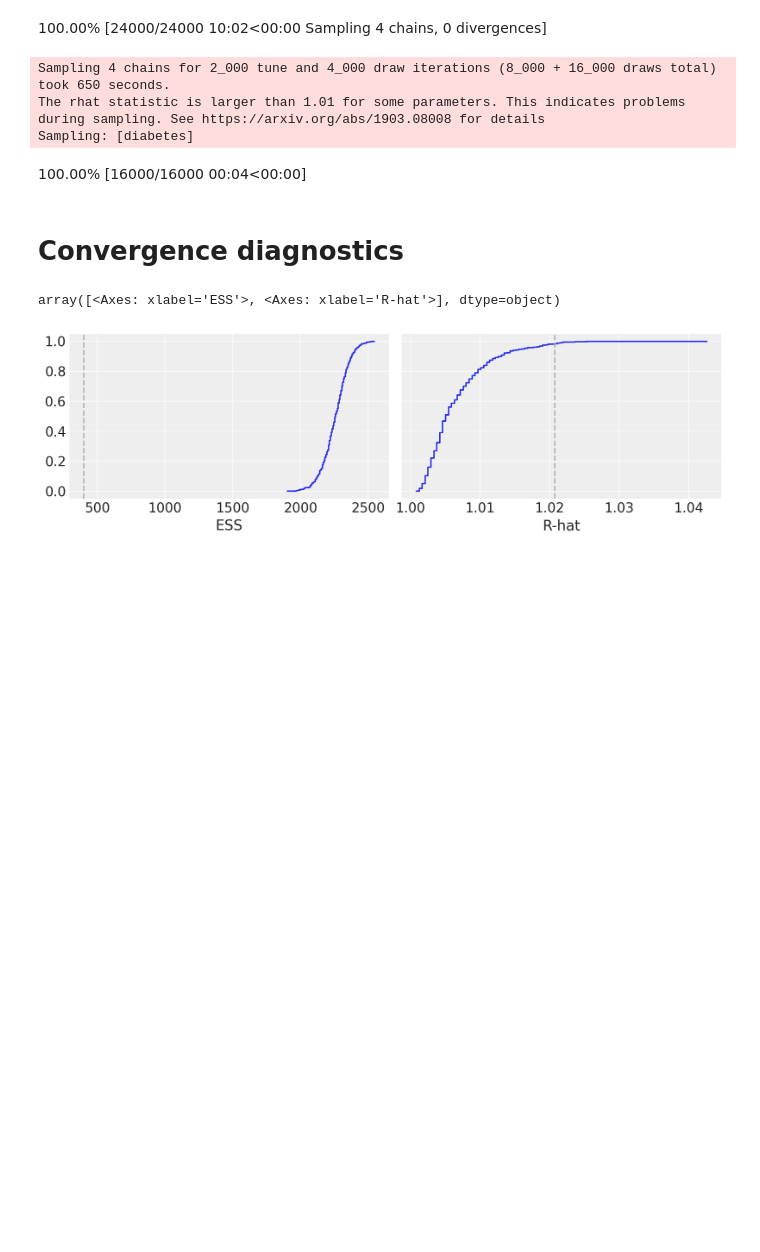
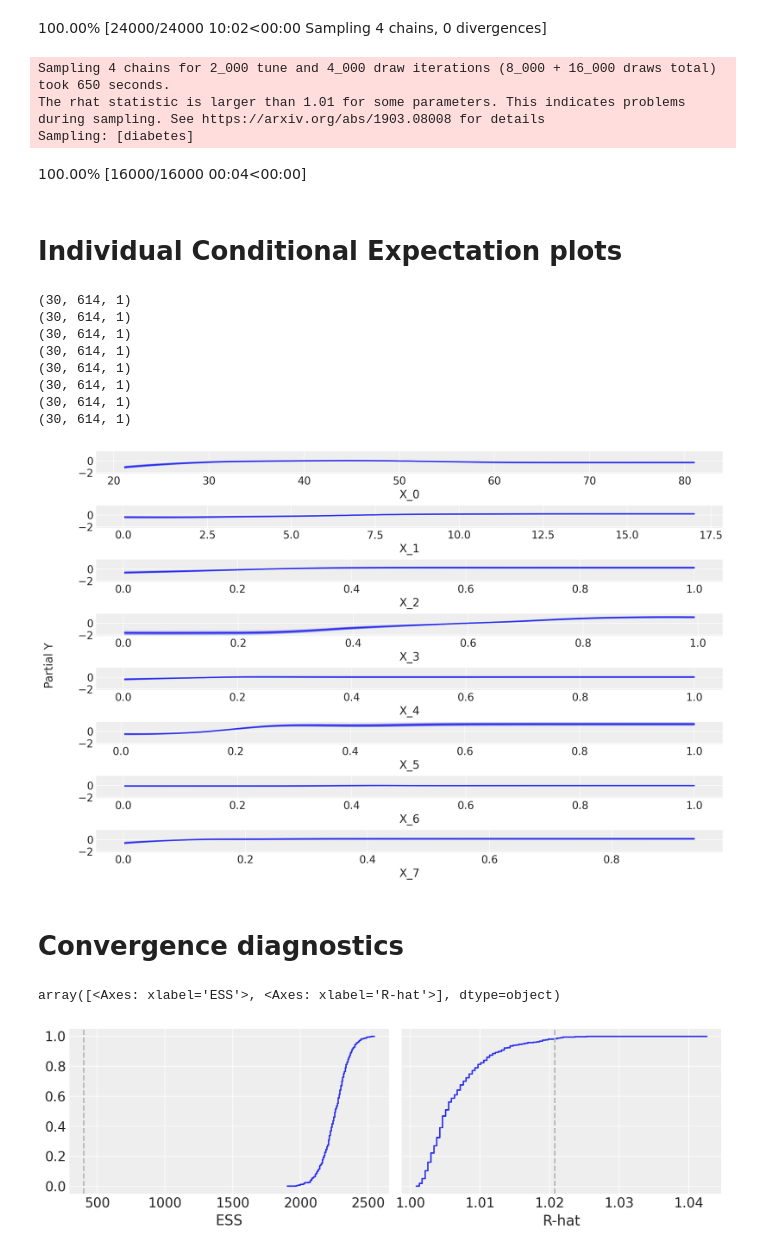
Before and after one commit to s7d1/bayesian-additive-regression-trees, a Jupyter notebook: STA365_course_project.ipynb, the cells around one changed output. Cells and saved outputs as stored; diff of their text form; code cells hidden in the pictures; blank space fills up the shorter version.

Commit message:
Add ICE plots
Individual Conditional Expectation

```diff
--- a/STA365_course_project.ipynb
+++ b/STA365_course_project.ipynb
@@ -456,6 +456,21 @@ Sampling 4 chains for 2_000 tune and 4_000 draw iterations (8_000 + 16_000 draws
 The rhat statistic is larger than 1.01 for some parameters. This indicates problems during sampling. See https://arxiv.org/abs/1903.08008 for details
 Sampling: [diabetes]
 100.00% [16000/16000 00:04<00:00]
+# %% [markdown]
+# Individual Conditional Expectation plots
+# %%
+with diabetes_model:
+    pmb.plot_ice(μ, X=X_train, Y=Y_train, var_discrete=[1], figsize=(12, 8))
+# %% [output]
+(30, 614, 1)
+(30, 614, 1)
+(30, 614, 1)
+(30, 614, 1)
+(30, 614, 1)
+(30, 614, 1)
+(30, 614, 1)
+(30, 614, 1)
+[figure, added]
 # %% [markdown]
 # Convergence diagnostics
 # %%
```
